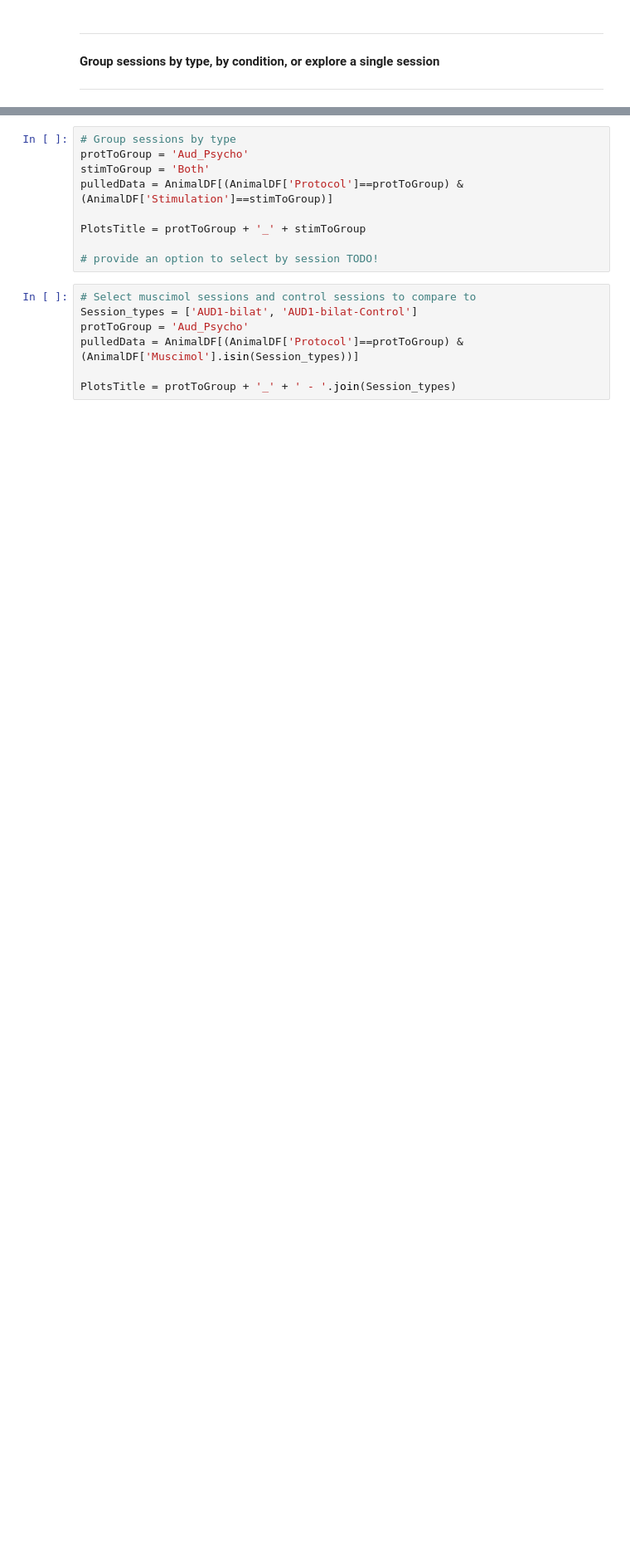
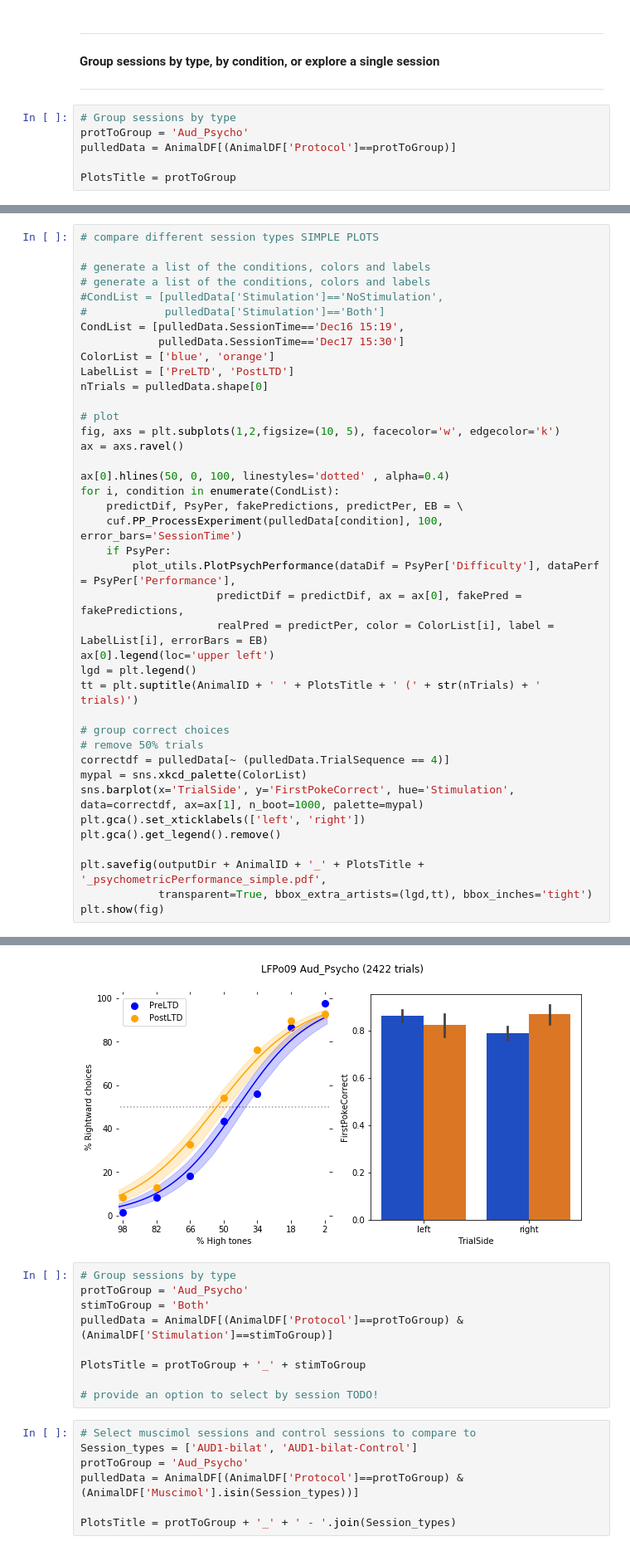
Before and after one commit to HernandoMV/BehaviouralAnalysis, a Jupyter notebook: Bpod_Analysis.ipynb, the cells around one changed output, grey strips where cells are left out. Shown at 83% size. Cells and saved outputs as stored; diff of their text form; blank space fills up the shorter version.

```diff
--- a/Bpod_Analysis.ipynb
+++ b/Bpod_Analysis.ipynb
@@ -387,3 +385,9 @@ KeyboardInterrupt:
 ***
 **Group sessions by type, by condition, or explore a single session**
 ***
+# %%
+# Group sessions by type
+protToGroup = 'Aud_Psycho'
+pulledData = AnimalDF[(AnimalDF['Protocol']==protToGroup)]
+
+PlotsTitle = protToGroup
@@ -389,0 +400,41 @@ KeyboardInterrupt:
+# %%
+# compare different session types SIMPLE PLOTS
+
+# generate a list of the conditions, colors and labels
+# generate a list of the conditions, colors and labels
+#CondList = [pulledData['Stimulation']=='NoStimulation',
+#            pulledData['Stimulation']=='Both']
+CondList = [pulledData.SessionTime=='Dec16 15:19',
+            pulledData.SessionTime=='Dec17 15:30']
+ColorList = ['blue', 'orange']
+LabelList = ['PreLTD', 'PostLTD']
+nTrials = pulledData.shape[0]
+
+# plot
+fig, axs = plt.subplots(1,2,figsize=(10, 5), facecolor='w', edgecolor='k')
+ax = axs.ravel()
+
+ax[0].hlines(50, 0, 100, linestyles='dotted' , alpha=0.4)
+for i, condition in enumerate(CondList):
+    predictDif, PsyPer, fakePredictions, predictPer, EB = \
+    cuf.PP_ProcessExperiment(pulledData[condition], 100, error_bars='SessionTime')
+    if PsyPer:
+        plot_utils.PlotPsychPerformance(dataDif = PsyPer['Difficulty'], dataPerf = PsyPer['Performance'],
+                     predictDif = predictDif, ax = ax[0], fakePred = fakePredictions,
+                     realPred = predictPer, color = ColorList[i], label = LabelList[i], errorBars = EB)
+ax[0].legend(loc='upper left')
+lgd = plt.legend()
+tt = plt.suptitle(AnimalID + ' ' + PlotsTitle + ' (' + str(nTrials) + ' trials)')
+
+# group correct choices
+# remove 50% trials
+correctdf = pulledData[~ (pulledData.TrialSequence == 4)]
+mypal = sns.xkcd_palette(ColorList)
+sns.barplot(x='TrialSide', y='FirstPokeCorrect', hue='Stimulation', data=correctdf, ax=ax[1], n_boot=1000, palette=mypal)
+plt.gca().set_xticklabels(['left', 'right'])
+plt.gca().get_legend().remove()
+
+plt.savefig(outputDir + AnimalID + '_' + PlotsTitle + '_psychometricPerformance_simple.pdf',
+            transparent=True, bbox_extra_artists=(lgd,tt), bbox_inches='tight')
+plt.show(fig)
+# %% [output]
@@ -390,3 +442,4 @@ KeyboardInterrupt:
+[figure, added]
 # %%
 # Group sessions by type
 protToGroup = 'Aud_Psycho'
```
Also changed, not shown: parts of 14 cells of this notebook.
